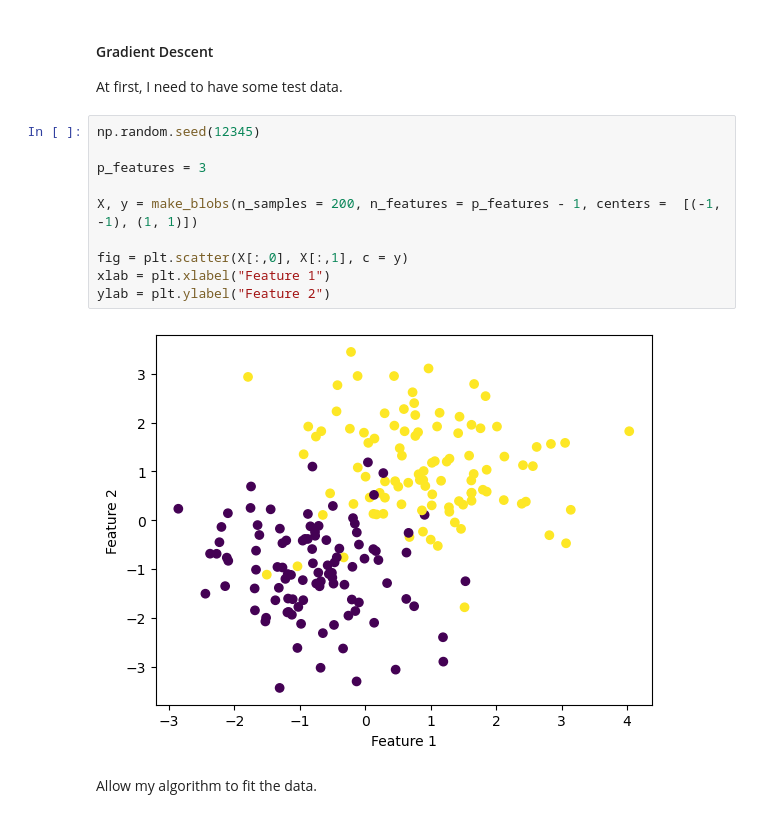
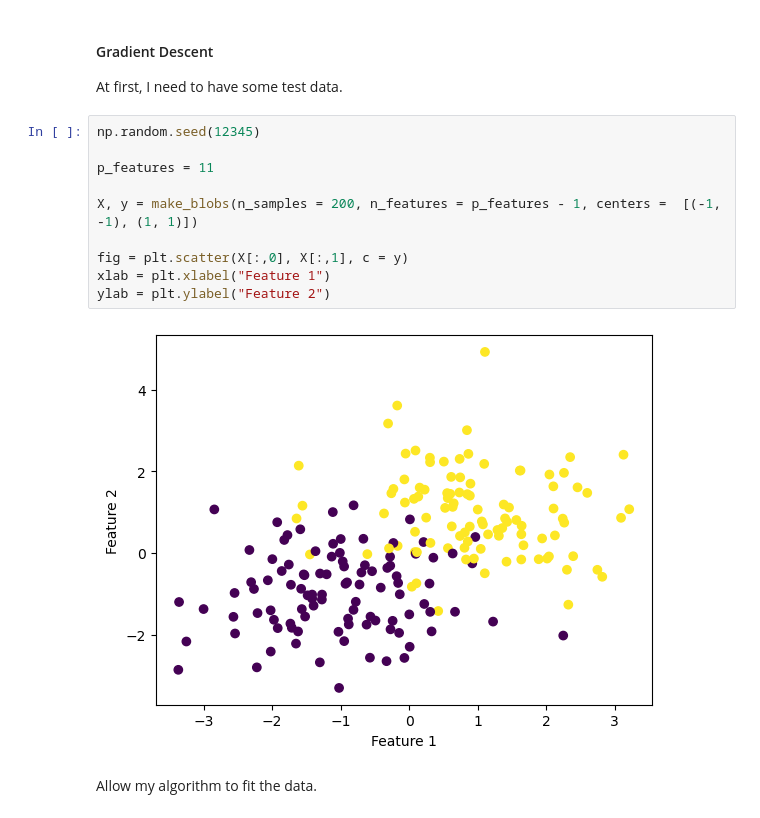
Before and after one commit to cjy-2001/cjy-2001.github.io, a Jupyter notebook: posts/optimization-post/logisticRegression.ipynb, the cells around one changed output. Drawn from its saved outputs; the diff is of its cells as text.

```diff
--- a/posts/optimization-post/logisticRegression.ipynb
+++ b/posts/optimization-post/logisticRegression.ipynb
@@ -41,15 +41,15 @@ At first, I need to have some test data.
 # %%
 np.random.seed(12345)
 
-p_features = 3
+p_features = 11
 
 X, y = make_blobs(n_samples = 200, n_features = p_features - 1, centers =  [(-1, -1), (1, 1)])
 
 fig = plt.scatter(X[:,0], X[:,1], c = y)
 xlab = plt.xlabel("Feature 1")
 ylab = plt.ylabel("Feature 2")
 # %% [output]
-[figure, old version]
+[figure, new version]
 # %% [markdown]
 Allow my algorithm to fit the data.
 # %%
```
Also changed, not shown: parts of 10 cells of this notebook, 9 other files.
